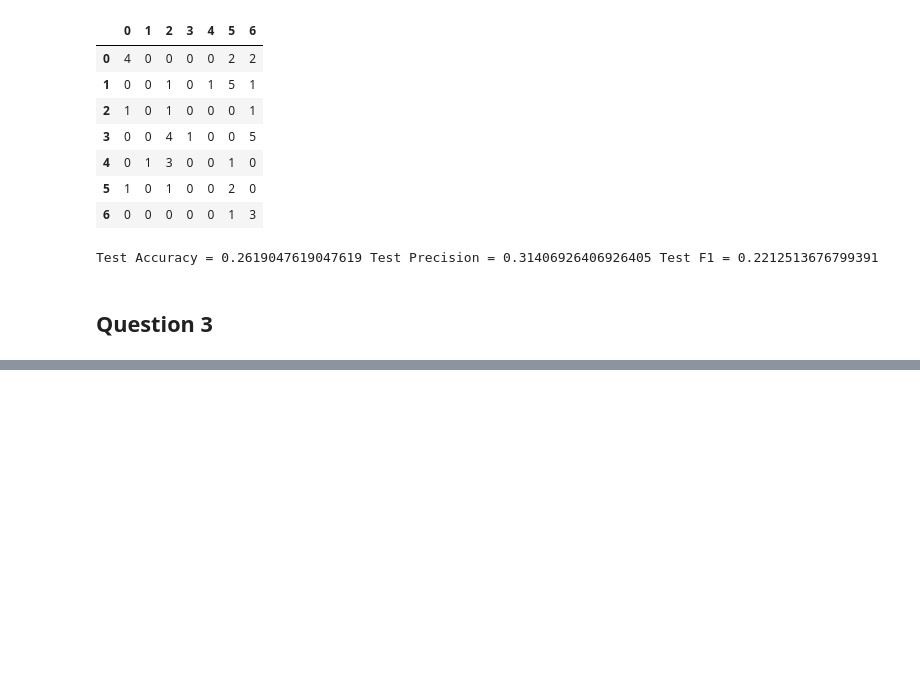
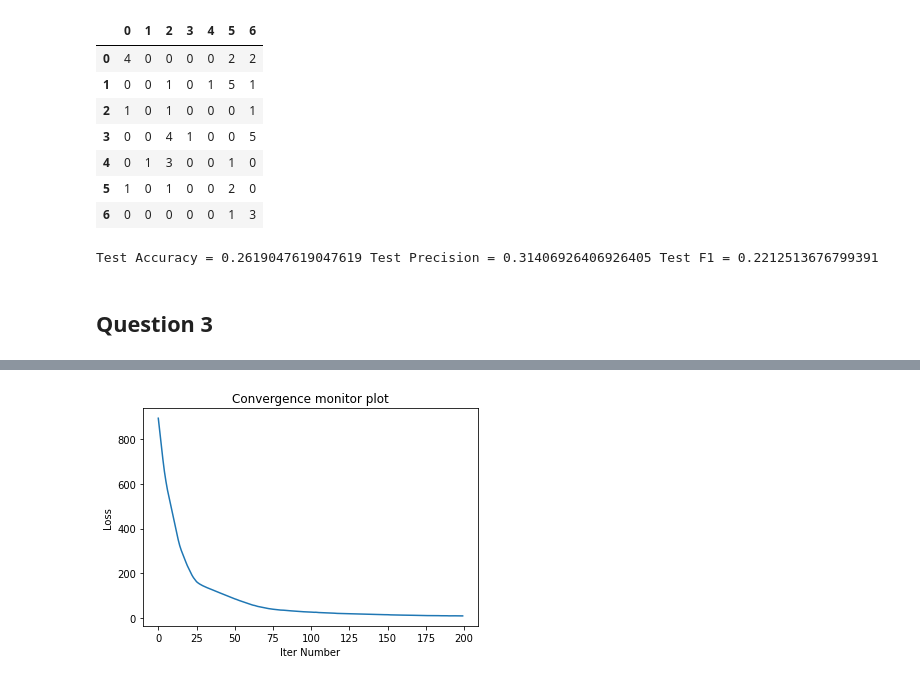
Before and after one commit to TheOneCodeGuy/Convolution-Neural-Networks, a Jupyter notebook: Q1_Q2_Q3.ipynb, the cells around one changed output, grey strips where cells are left out. Saved outputs shown, nothing was run; the diff lists cells and outputs as text; code cells hidden in the pictures; blank space fills up the shorter version.

```diff
--- a/Q1_Q2_Q3.ipynb
+++ b/Q1_Q2_Q3.ipynb
@@ -1236,3 +1242,11 @@ Epoch 66 : Loss = 33647129.31010453
+# %%
+plt.plot(losses)
+plt.ylabel('Loss')
+plt.xlabel('Iter Number')
+plt.title('Convergence monitor plot')
+plt.show()
+# %% [output]
+[figure, added]
 # %%
 with torch.no_grad():
 
```
Also changed, not shown: parts of 10 cells of this notebook.
